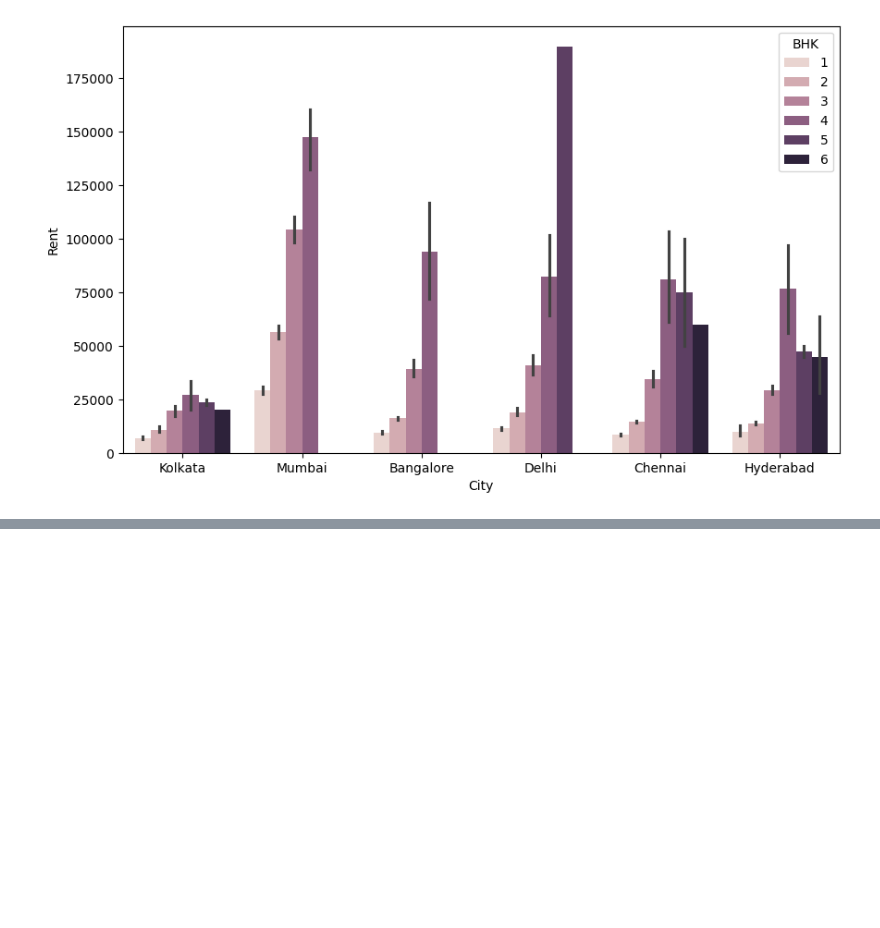
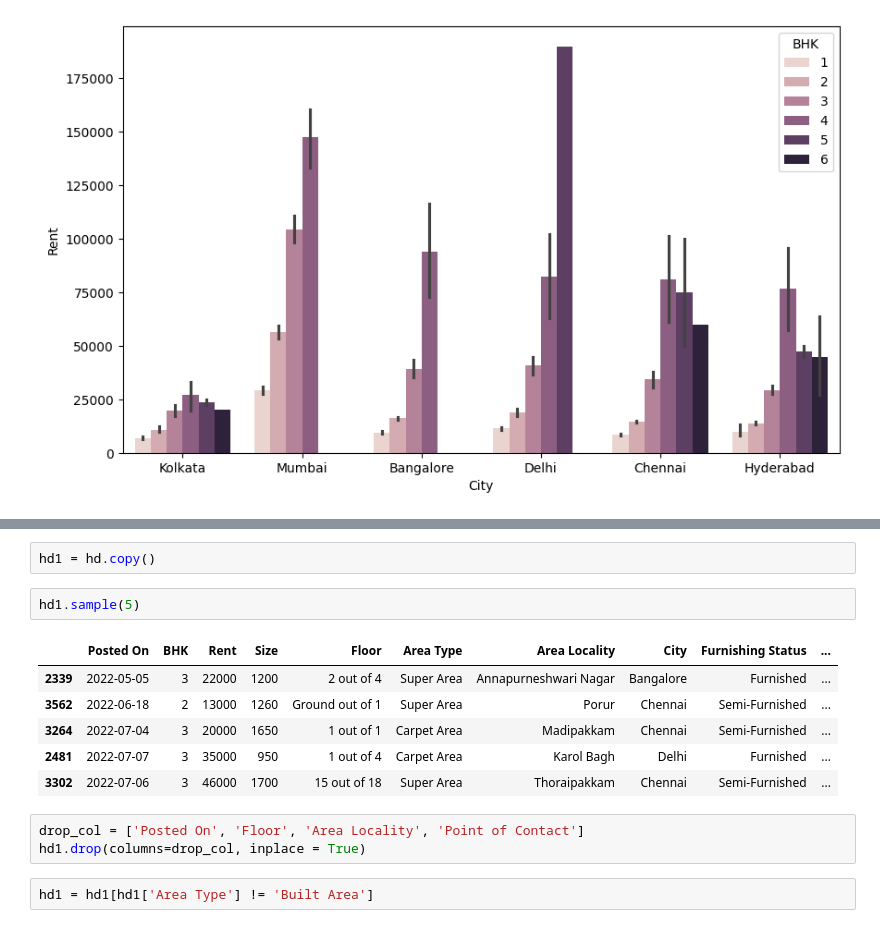
Before and after one commit to fudge-fantastic/Machine-Learning, a Jupyter notebook: House_Rent_Prediction/House-Rent-Prediction.ipynb, the cells around one changed output, grey strips where cells are left out. Drawn from its saved outputs; the diff is of its cells as text; blank space fills up the shorter version.

```diff
--- a/House_Rent_Prediction/House-Rent-Prediction.ipynb
+++ b/House_Rent_Prediction/House-Rent-Prediction.ipynb
@@ -198,0 +221,16 @@ hd[hd['BHK'] == 6]
+# %%
+hd1 = hd.copy()
+# %%
+hd1.sample(5)
+# %% [output]
+|  | Posted On | BHK | Rent | Size | Floor | Area Type | Area Locality | City | Furnishing Status | ... |
+| 2339 | 2022-05-05 | 3 | 22000 | 1200 | 2 out of 4 | Super Area | Annapurneshwari Nagar | Bangalore | Furnished | ... |
+| 3562 | 2022-06-18 | 2 | 13000 | 1260 | Ground out of 1 | Super Area | Porur | Chennai | Semi-Furnished | ... |
+| 3264 | 2022-07-04 | 3 | 20000 | 1650 | 1 out of 1 | Carpet Area | Madipakkam | Chennai | Semi-Furnished | ... |
+| 2481 | 2022-07-07 | 3 | 35000 | 950 | 1 out of 4 | Carpet Area | Karol Bagh | Delhi | Furnished | ... |
+| 3302 | 2022-07-06 | 3 | 46000 | 1700 | 15 out of 18 | Super Area | Thoraipakkam | Chennai | Semi-Furnished | ... |
+# %%
+drop_col = ['Posted On', 'Floor', 'Area Locality', 'Point of Contact']
+hd1.drop(columns=drop_col, inplace = True)
+# %%
+hd1 = hd1[hd1['Area Type'] != 'Built Area']
```
Also changed, not shown: parts of 11 cells of this notebook.
